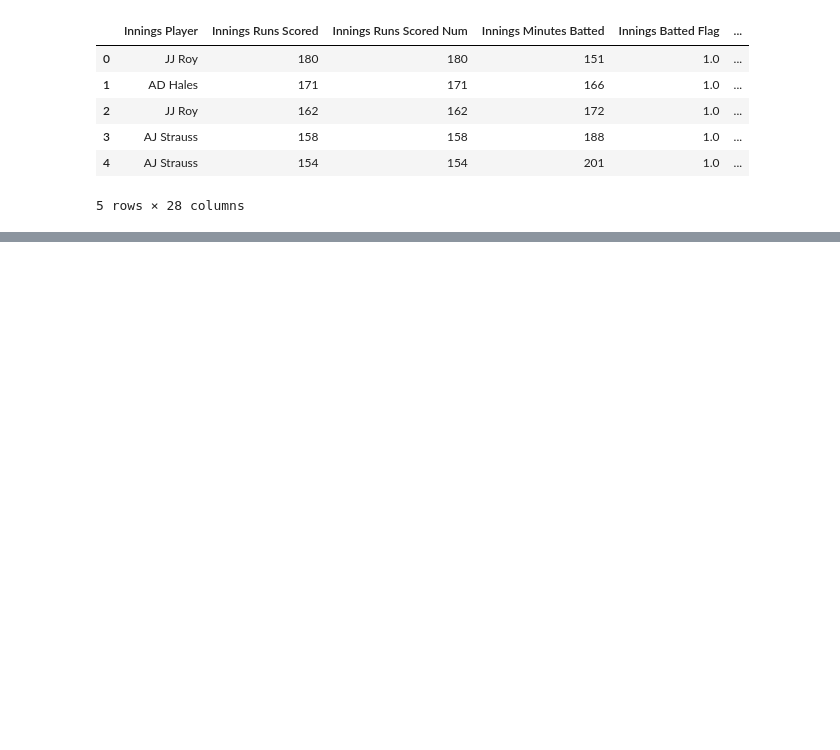
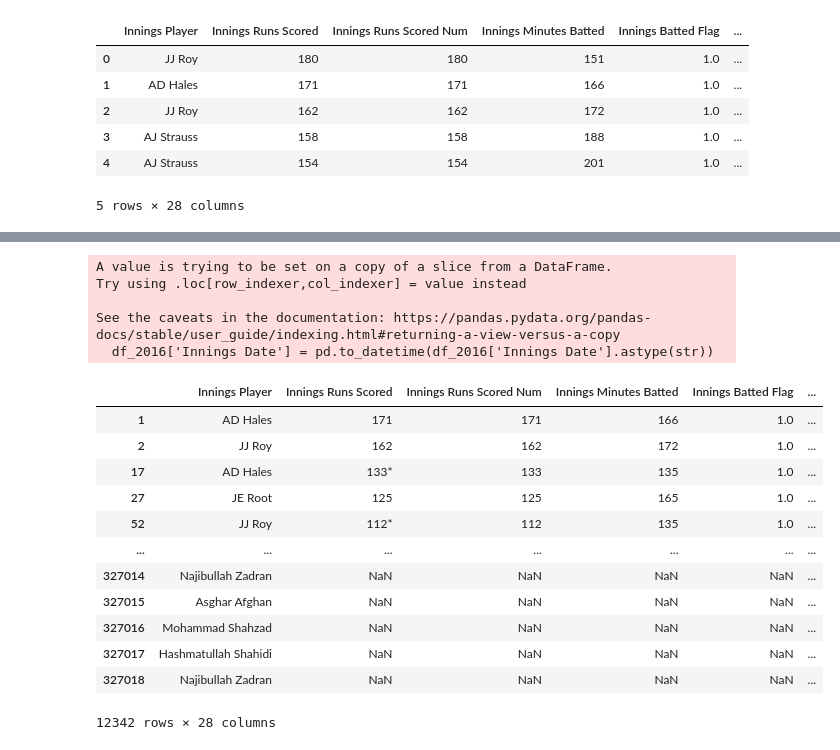
Before and after one commit to Mechturncoder/data_analystic, a Jupyter notebook: practise_ZScore.ipynb, the cells around one changed output, grey strips where cells are left out. Saved outputs shown, nothing was run; the diff lists cells and outputs as text; code cells hidden in the pictures; blank space fills up the shorter version.

```diff
--- a/practise_ZScore.ipynb
+++ b/practise_ZScore.ipynb
@@ -25,0 +17,3 @@ Name: Innings Date, dtype: object
+# %%
+df_2016 = df[df['Innings Date'].str.contains('2016')]
+df_2016['Innings Date']
@@ -25,0 +33,22 @@ Name: Innings Date, dtype: object
+# %%
+df_2016['Innings Date'] = pd.to_datetime(df_2016['Innings Date'].astype(str))
+df_2016
+# %% [output]
+A value is trying to be set on a copy of a slice from a DataFrame.
+Try using .loc[row_indexer,col_indexer] = value instead
+
+See the caveats in the documentation: https://pandas.pydata.org/pandas-docs/stable/user_guide/indexing.html#returning-a-view-versus-a-copy
+  df_2016['Innings Date'] = pd.to_datetime(df_2016['Innings Date'].astype(str))
+|  | Innings Player | Innings Runs Scored | Innings Runs Scored Num | Innings Minutes Batted | Innings Batted Flag | ... |
+| 1 | AD Hales | 171 | 171 | 166 | 1.0 | ... |
+| 2 | JJ Roy | 162 | 162 | 172 | 1.0 | ... |
+| 17 | AD Hales | 133* | 133 | 135 | 1.0 | ... |
+| 27 | JE Root | 125 | 125 | 165 | 1.0 | ... |
+| 52 | JJ Roy | 112* | 112 | 135 | 1.0 | ... |
+| ... | ... | ... | ... | ... | ... | ... |
+| 327014 | Najibullah Zadran | NaN | NaN | NaN | NaN | ... |
+| 327015 | Asghar Afghan | NaN | NaN | NaN | NaN | ... |
+| 327016 | Mohammad Shahzad | NaN | NaN | NaN | NaN | ... |
+| 327017 | Hashmatullah Shahidi | NaN | NaN | NaN | NaN | ... |
+| 327018 | Najibullah Zadran | NaN | NaN | NaN | NaN | ... |
+12342 rows × 28 columns
```
Also changed, not shown: parts of 9 cells of this notebook.
